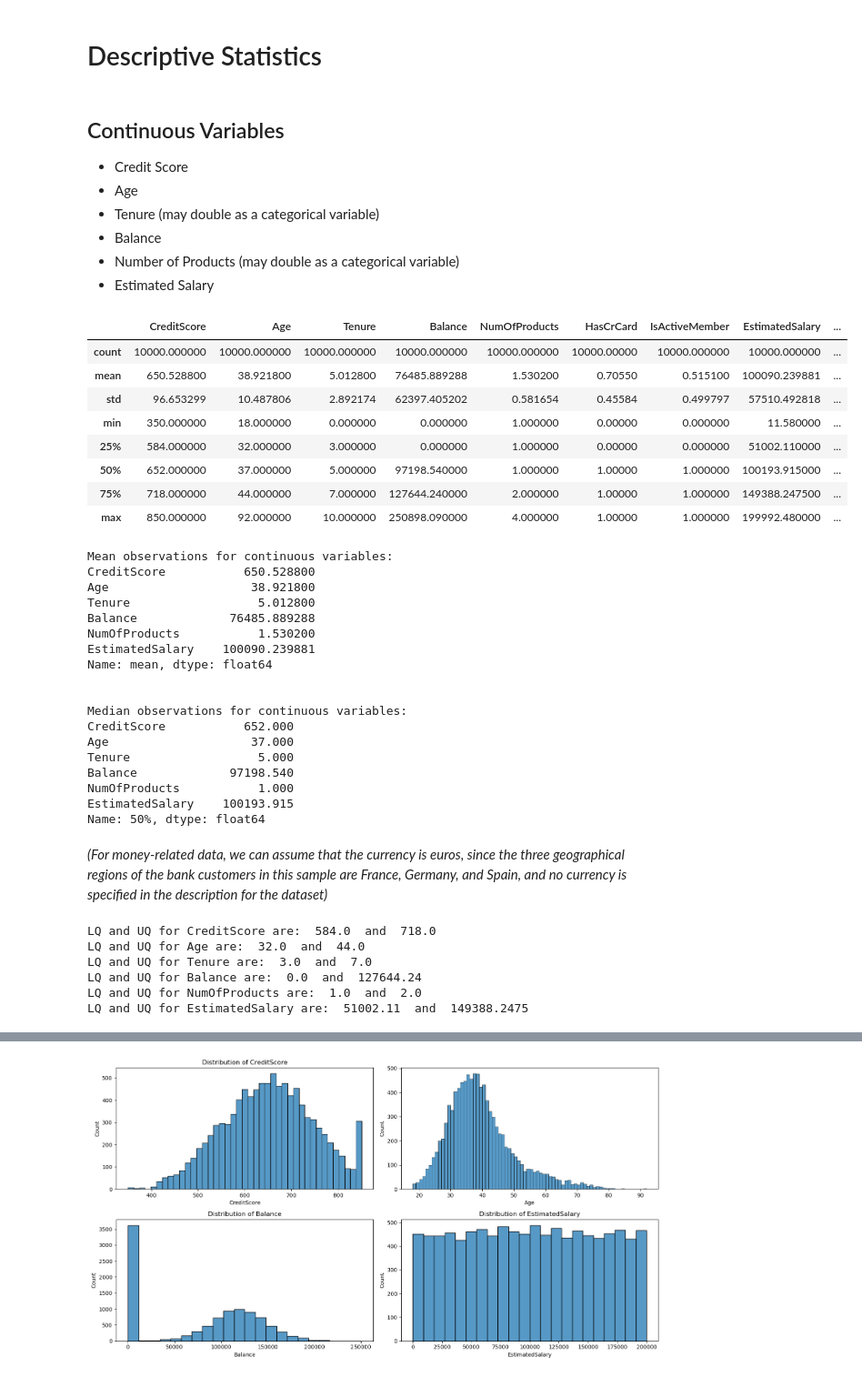
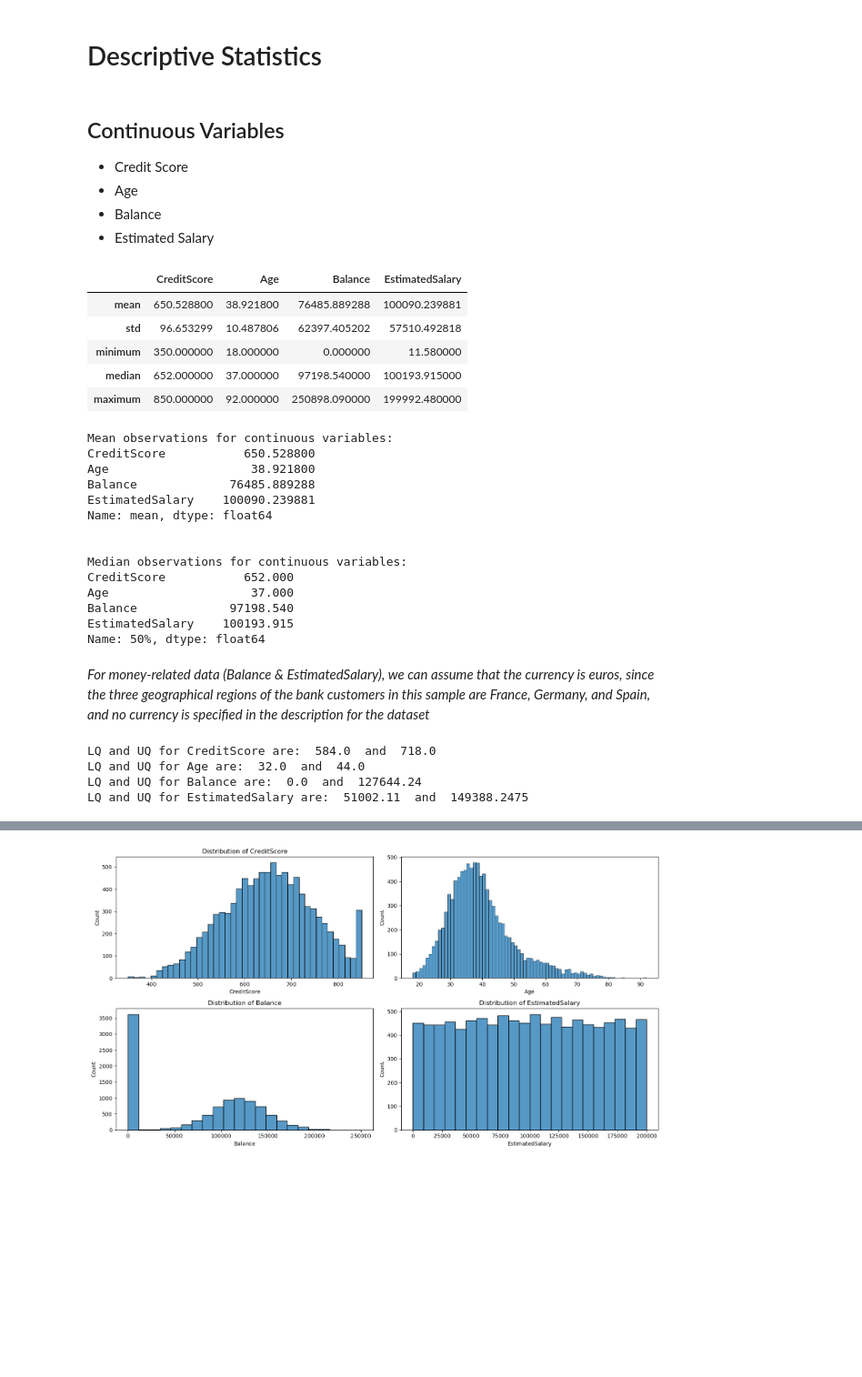
Before and after one commit to david-boules/Customer-Churn-Analysis, a Jupyter notebook: data-analysis.ipynb, the cells around one changed output, grey strips where cells are left out. Shown at 91% size. Drawn from its saved outputs; the diff is of its cells as text; code cells hidden in the pictures; blank space fills up the shorter version.

```diff
--- a/data-analysis.ipynb
+++ b/data-analysis.ipynb
@@ -53,5 +54,5 @@ Irrelevant variables for analysis are:
 # %%
-irrelevant_rows = ["RowNumber", "CustomerId", "Surname"]
-df.drop(columns=irrelevant_rows, inplace = True)
+unused_columns = ["RowNumber", "CustomerId", "Surname", "NumOfProducts"]
+df.drop(columns=unused_columns, inplace = True)
 df.head()
 # %% [output]
@@ -75,23 +79,20 @@ Our main variable of interest is **Exited**: Label indicating whether or not a c
 ## Continuous Variables
 - Credit Score
 - Age
-- Tenure (may double as a categorical variable)
 - Balance
-- Number of Products (may double as a categorical variable)
 - Estimated Salary
 # %%
-continuous_variables = ["CreditScore", "Age", "Tenure", "Balance", "NumOfProducts", "EstimatedSalary"]
-df.describe()
+continuous_variables = ["CreditScore", "Age", "Balance", "EstimatedSalary"]
+summary_cont = df[continuous_variables].describe()
+summary_cont = summary_cont.loc[["mean", "std", "min", "50%", "max"]].rename(index={"50%": "median", "min":"minimum", "max":"maximum"})
+summary_cont
 # %% [output]
-|  | CreditScore | Age | Tenure | Balance | NumOfProducts | HasCrCard | IsActiveMember | EstimatedSalary | ... |
-| count | 10000.000000 | 10000.000000 | 10000.000000 | 10000.000000 | 10000.000000 | 10000.00000 | 10000.000000 | 10000.000000 | ... |
-| mean | 650.528800 | 38.921800 | 5.012800 | 76485.889288 | 1.530200 | 0.70550 | 0.515100 | 100090.239881 | ... |
-| std | 96.653299 | 10.487806 | 2.892174 | 62397.405202 | 0.581654 | 0.45584 | 0.499797 | 57510.492818 | ... |
-| min | 350.000000 | 18.000000 | 0.000000 | 0.000000 | 1.000000 | 0.00000 | 0.000000 | 11.580000 | ... |
-| 25% | 584.000000 | 32.000000 | 3.000000 | 0.000000 | 1.000000 | 0.00000 | 0.000000 | 51002.110000 | ... |
-| 50% | 652.000000 | 37.000000 | 5.000000 | 97198.540000 | 1.000000 | 1.00000 | 1.000000 | 100193.915000 | ... |
-| 75% | 718.000000 | 44.000000 | 7.000000 | 127644.240000 | 2.000000 | 1.00000 | 1.000000 | 149388.247500 | ... |
-| max | 850.000000 | 92.000000 | 10.000000 | 250898.090000 | 4.000000 | 1.00000 | 1.000000 | 199992.480000 | ... |
+|  | CreditScore | Age | Balance | EstimatedSalary |
+| mean | 650.528800 | 38.921800 | 76485.889288 | 100090.239881 |
+| std | 96.653299 | 10.487806 | 62397.405202 | 57510.492818 |
+| minimum | 350.000000 | 18.000000 | 0.000000 | 11.580000 |
+| median | 652.000000 | 37.000000 | 97198.540000 | 100193.915000 |
+| maximum | 850.000000 | 92.000000 | 250898.090000 | 199992.480000 |
 # %%
 print("Mean observations for continuous variables:")
 print(df.describe().loc['mean',continuous_variables])
@@ -102,9 +103,7 @@ print(df.describe().loc['50%',continuous_variables])
 Mean observations for continuous variables:
 CreditScore           650.528800
 Age                    38.921800
-Tenure                  5.012800
 Balance             76485.889288
-NumOfProducts           1.530200
 EstimatedSalary    100090.239881
 Name: mean, dtype: float64
 
@@ -112,22 +111,18 @@ Name: mean, dtype: float64
 Median observations for continuous variables:
 CreditScore           652.000
 Age                    37.000
-Tenure                  5.000
 Balance             97198.540
-NumOfProducts           1.000
 EstimatedSalary    100193.915
 Name: 50%, dtype: float64
 # %% [markdown]
-*(For money-related data, we can assume that the currency is *euros*, since the three geographical regions of the bank customers in this sample are France, Germany, and Spain, and no currency is specified in the description for the dataset)*
+*For money-related data (Balance & EstimatedSalary), we can assume that the currency is *euros*, since the three geographical regions of the bank customers in this sample are France, Germany, and Spain, and no currency is specified in the description for the dataset*
 # %%
 for variable in continuous_variables:
     print(f"LQ and UQ for {variable} are: ", df.describe().loc["25%",variable], " and ", df.describe().loc["75%",variable])
 # %% [output]
 LQ and UQ for CreditScore are:  584.0  and  718.0
 LQ and UQ for Age are:  32.0  and  44.0
-LQ and UQ for Tenure are:  3.0  and  7.0
 LQ and UQ for Balance are:  0.0  and  127644.24
-LQ and UQ for NumOfProducts are:  1.0  and  2.0
 LQ and UQ for EstimatedSalary are:  51002.11  and  149388.2475
 # %%
 print("Standard deviations for continuous variables:")
```
Also changed, not shown: parts of 25 cells of this notebook.
